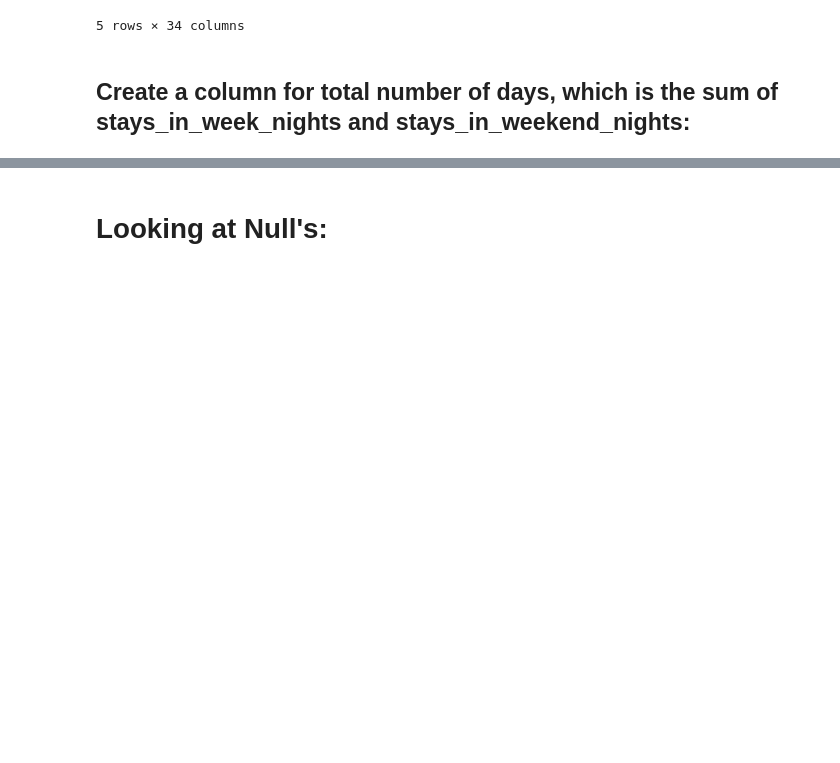
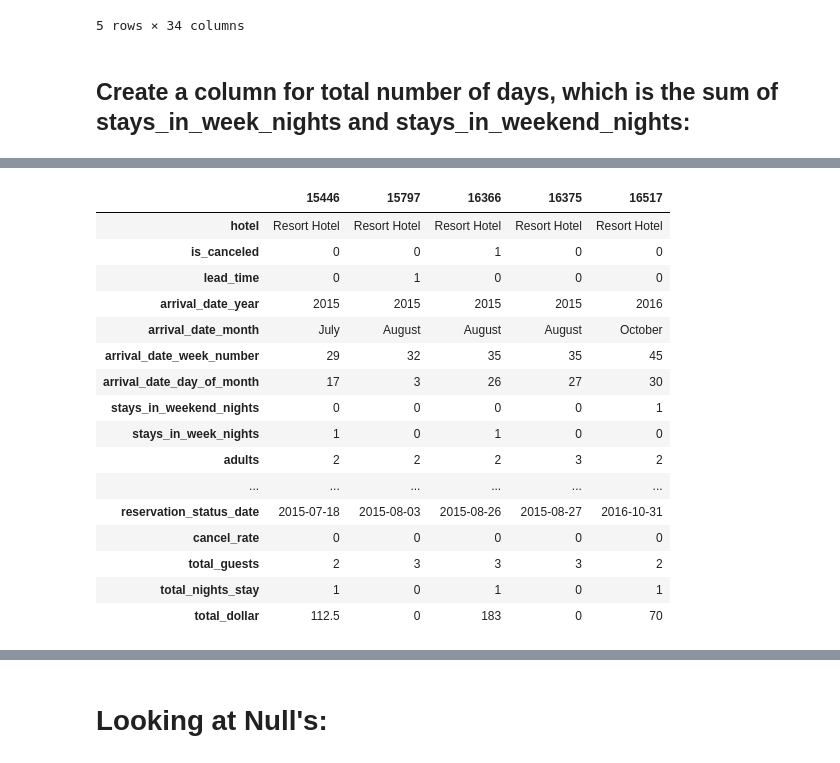
Before and after one commit to josephburton06/Hotel-Bookings, a Jupyter notebook: acquire_prep_some_explore_hotel_bookings.ipynb, the cells around one changed output, grey strips where cells are left out. Saved outputs shown, nothing was run; the diff lists cells and outputs as text; code cells hidden in the pictures; blank space fills up the shorter version.

```diff
--- a/acquire_prep_some_explore_hotel_bookings.ipynb
+++ b/acquire_prep_some_explore_hotel_bookings.ipynb
@@ -172,0 +215,20 @@ df['total_nights_stay'] = df['stays_in_week_nights'] + df['stays_in_weekend_nigh
+# %%
+df[(df.is_repeated_guest == 1) & (df.previous_cancellations == 0) & (df.previous_bookings_not_canceled == 0)].head().T
+# %% [output]
+|  | 15446 | 15797 | 16366 | 16375 | 16517 |
+| hotel | Resort Hotel | Resort Hotel | Resort Hotel | Resort Hotel | Resort Hotel |
+| is_canceled | 0 | 0 | 1 | 0 | 0 |
+| lead_time | 0 | 1 | 0 | 0 | 0 |
+| arrival_date_year | 2015 | 2015 | 2015 | 2015 | 2016 |
+| arrival_date_month | July | August | August | August | October |
+| arrival_date_week_number | 29 | 32 | 35 | 35 | 45 |
+| arrival_date_day_of_month | 17 | 3 | 26 | 27 | 30 |
+| stays_in_weekend_nights | 0 | 0 | 0 | 0 | 1 |
+| stays_in_week_nights | 1 | 0 | 1 | 0 | 0 |
+| adults | 2 | 2 | 2 | 3 | 2 |
+| ... | ... | ... | ... | ... | ... |
+| reservation_status_date | 2015-07-18 | 2015-08-03 | 2015-08-26 | 2015-08-27 | 2016-10-31 |
+| cancel_rate | 0 | 0 | 0 | 0 | 0 |
+| total_guests | 2 | 3 | 3 | 3 | 2 |
+| total_nights_stay | 1 | 0 | 1 | 0 | 1 |
+| total_dollar | 112.5 | 0 | 183 | 0 | 70 |
```
Also changed, not shown: parts of 58 cells of this notebook.
